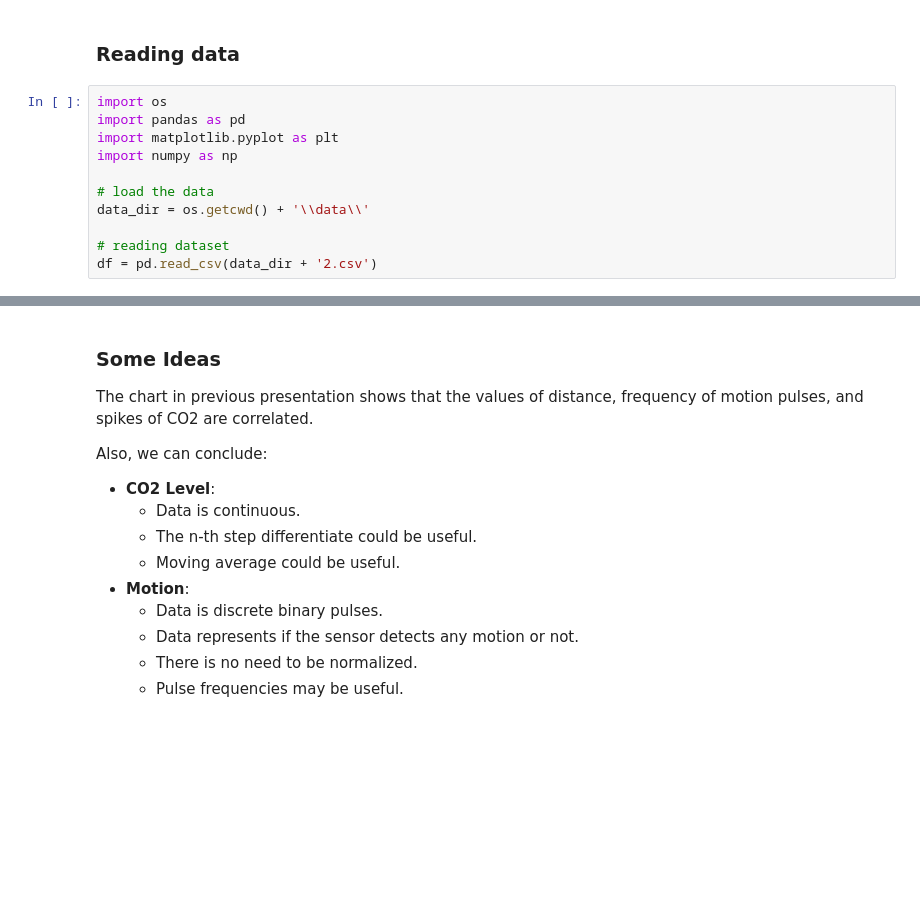
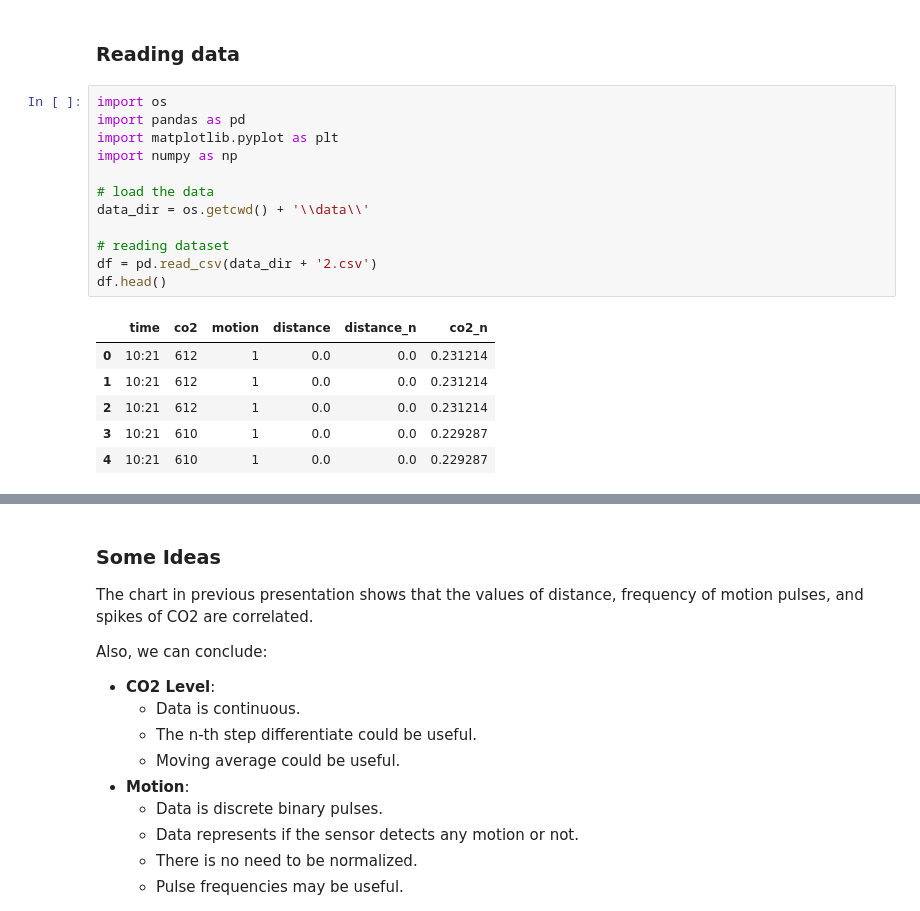
Before and after one commit to pournasserian/Occupancy-Sensing, a Jupyter notebook: 3-FeatureExtraction.ipynb, the cells around one changed output, grey strips where cells are left out. Saved outputs shown, nothing was run; the diff lists cells and outputs as text; blank space fills up the shorter version.

```diff
--- a/3-FeatureExtraction.ipynb
+++ b/3-FeatureExtraction.ipynb
@@ -5,11 +5,19 @@
 # %%
 import os
 import pandas as pd
 import matplotlib.pyplot as plt
 import numpy as np
 
 # load the data
 data_dir = os.getcwd() + '\\data\\'
 
 # reading dataset
 df = pd.read_csv(data_dir + '2.csv')
+df.head()
+# %% [output]
+|  | time | co2 | motion | distance | distance_n | co2_n |
+| 0 | 10:21 | 612 | 1 | 0.0 | 0.0 | 0.231214 |
+| 1 | 10:21 | 612 | 1 | 0.0 | 0.0 | 0.231214 |
+| 2 | 10:21 | 612 | 1 | 0.0 | 0.0 | 0.231214 |
+| 3 | 10:21 | 610 | 1 | 0.0 | 0.0 | 0.229287 |
+| 4 | 10:21 | 610 | 1 | 0.0 | 0.0 | 0.229287 |
```
Also changed, not shown: parts of 2 cells of this notebook, 4 other files.
